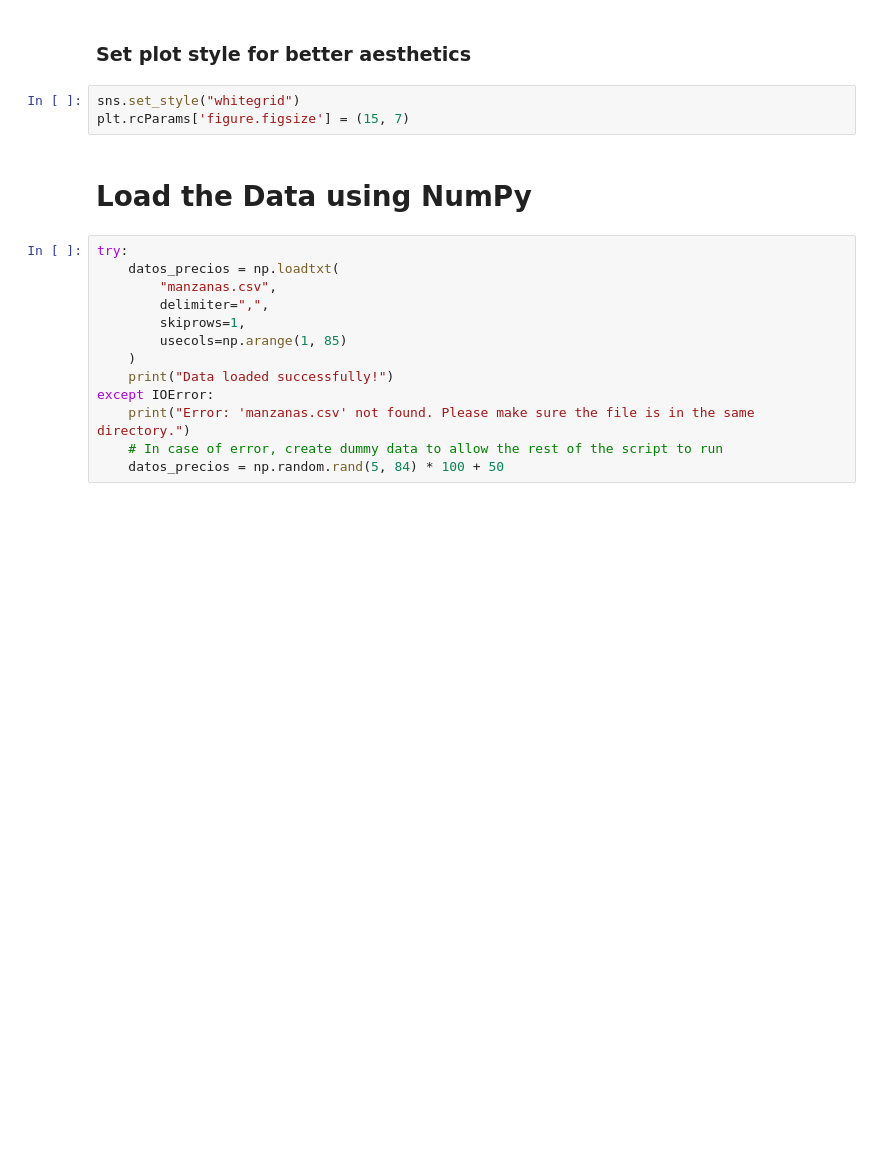
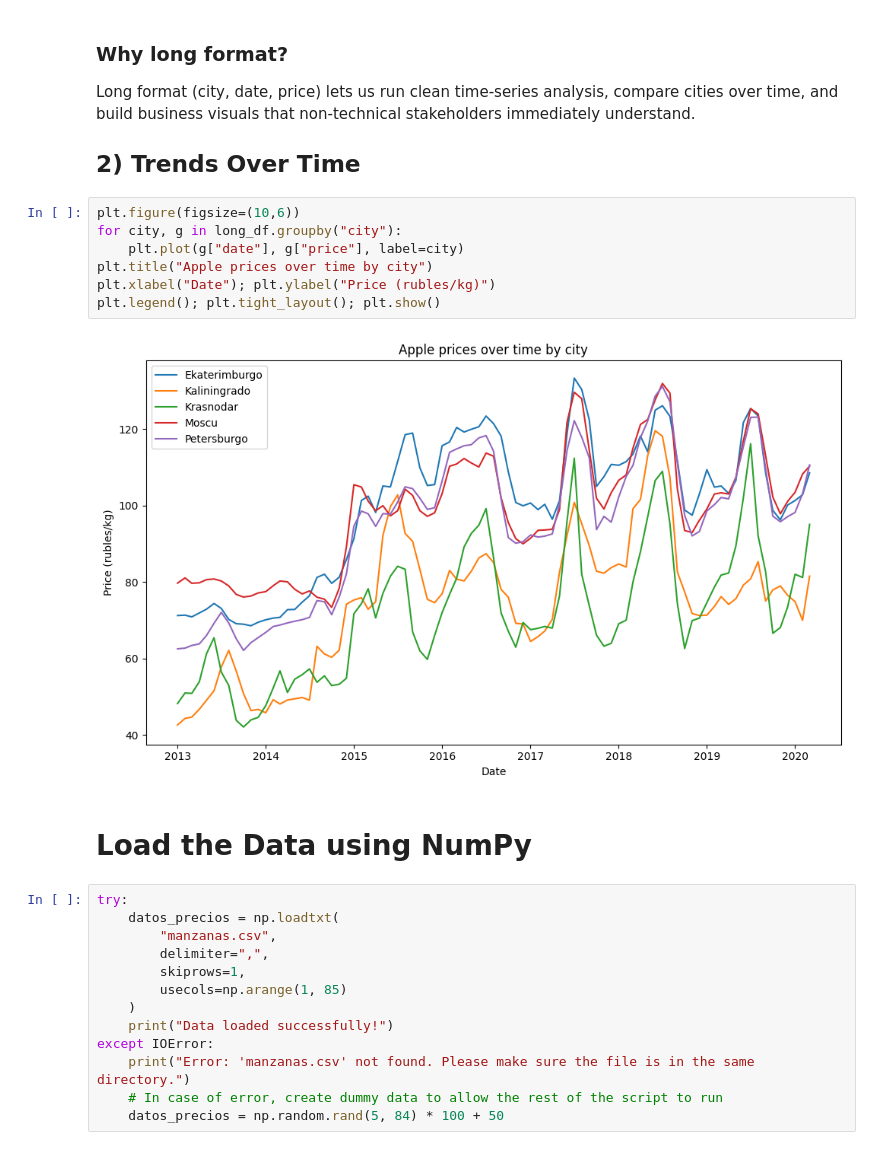
Before and after one commit to AnnaPChop/russian-apple-prices-analysis, a Jupyter notebook: Apple_Price_Analysis.ipynb, the cells around one changed output. Saved outputs shown, nothing was run; the diff lists cells and outputs as text; blank space fills up the shorter version.

```diff
--- a/Apple_Price_Analysis.ipynb
+++ b/Apple_Price_Analysis.ipynb
@@ -8,8 +56,16 @@ import seaborn as sns
 # %% [markdown]
-### Set plot style for better aesthetics
+### Why long format?
+Long format (city, date, price) lets us run clean time-series analysis, compare cities over time, and build business visuals that non-technical stakeholders immediately understand.
+## 2) Trends Over Time
 # %%
-sns.set_style("whitegrid")
-plt.rcParams['figure.figsize'] = (15, 7)
+plt.figure(figsize=(10,6))
+for city, g in long_df.groupby("city"):
+    plt.plot(g["date"], g["price"], label=city)
+plt.title("Apple prices over time by city")
+plt.xlabel("Date"); plt.ylabel("Price (rubles/kg)")
+plt.legend(); plt.tight_layout(); plt.show()
+# %% [output]
+[figure, added]
 # %% [markdown]
 # Load the Data using NumPy
 # %%
```
Also changed, not shown: parts of 2 cells of this notebook.
